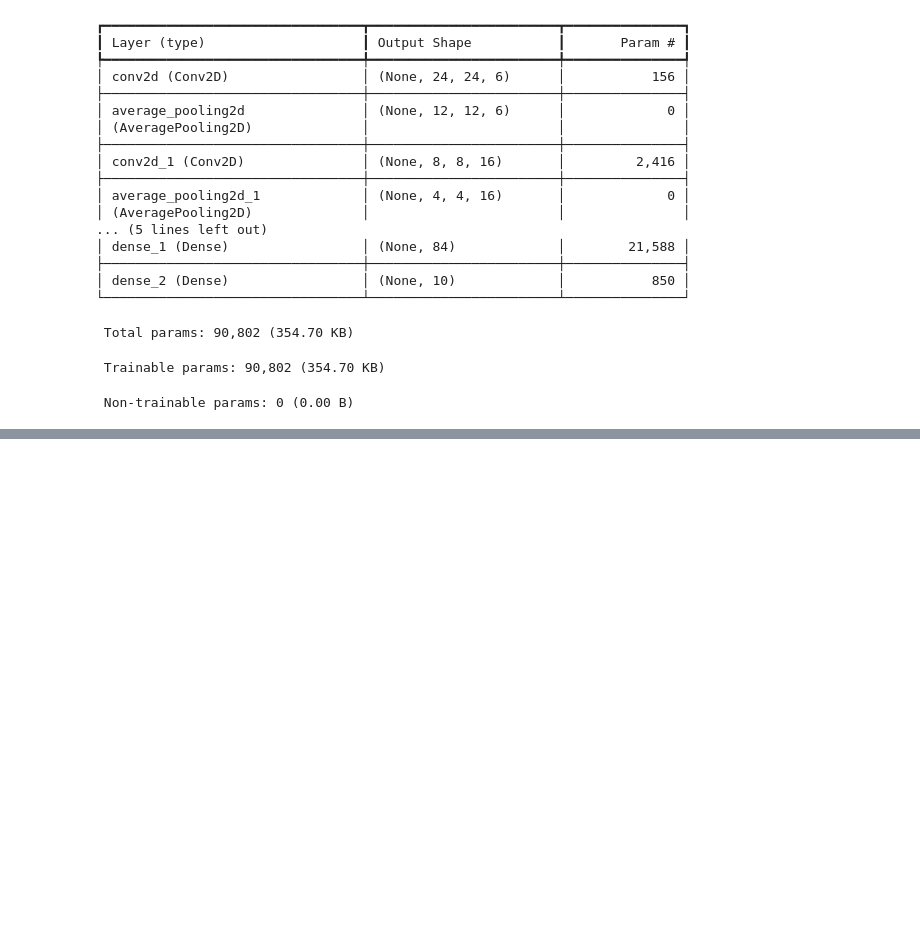
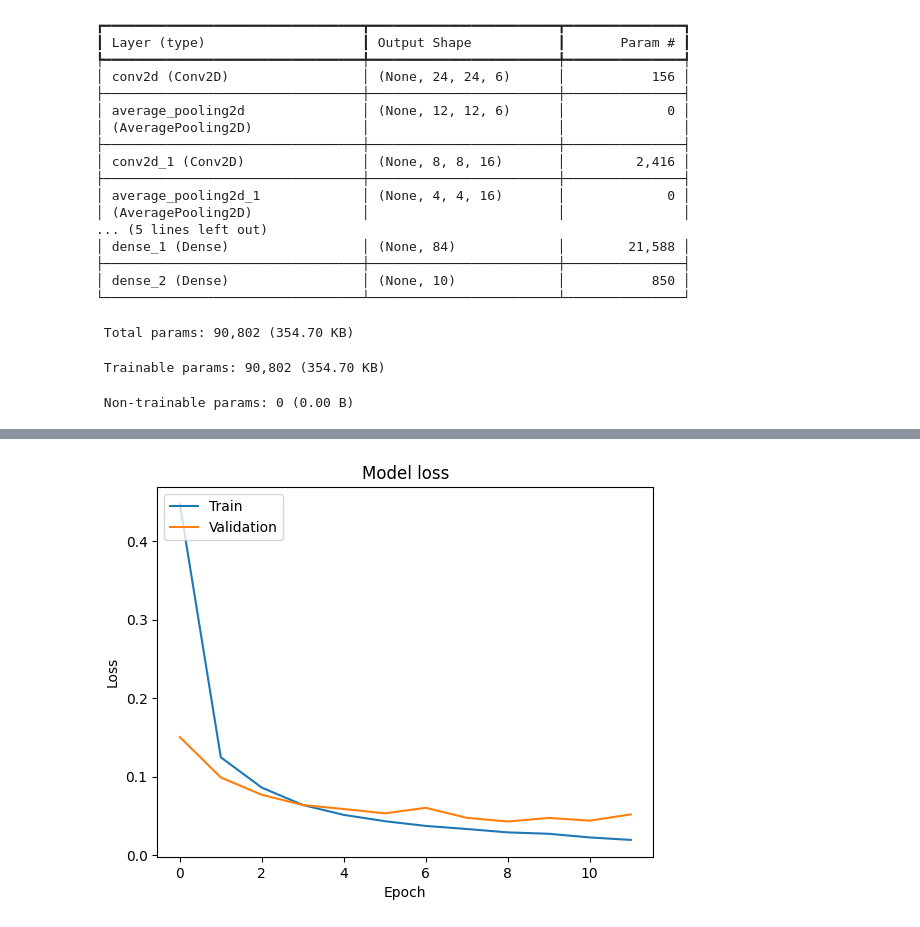
Before and after one commit to dushbar/LeNet-5, a Jupyter notebook: LeNet.ipynb, the cells around one changed output, grey strips where cells are left out. Saved outputs shown, nothing was run; the diff lists cells and outputs as text; code cells hidden in the pictures; blank space fills up the shorter version.

```diff
--- a/LeNet.ipynb
+++ b/LeNet.ipynb
@@ -124,0 +128,14 @@ plt.show()
+# %%
+model = Sequential()
+model.add(Conv2D(6, kernel_size=(5,5),padding='valid',activation='relu',input_shape=(28,28,1)))
+model.add(AveragePooling2D(pool_size=(2,2),padding='valid',strides=2))
+
+model.add(Conv2D(16,kernel_size=(5,5), activation='relu',padding='valid'))
+model.add(AveragePooling2D(pool_size=(2,2),strides=2,padding='valid'))
+
+model.add(Flatten())
+
+model.add(Dense(256, activation='relu'))
+model.add(Dense(84, activation='relu'))
+
+model.add(Dense(10, activation='softmax'))
@@ -124,0 +166,6 @@ plt.show()
+# %%
+model.compile(optimizer=Adam(), loss='sparse_categorical_crossentropy', metrics=['accuracy'])
+# %%
+from keras.callbacks import EarlyStopping
+early_stopping = EarlyStopping(monitor='val_loss', patience=3)
+history = model.fit(X_train, y_train, epochs=100, batch_size=128, validation_split=0.2, callbacks=[early_stopping])
@@ -124,0 +195,12 @@ plt.show()
+# %%
+# plot the training loss and accuracy
+import matplotlib.pyplot as plt
+plt.plot(history.history['loss'])
+plt.plot(history.history['val_loss'])
+plt.title('Model loss')
+plt.ylabel('Loss')
+plt.xlabel('Epoch')
+plt.legend(['Train', 'Validation'], loc='upper left')
+plt.show()
+# %% [output]
+[figure, added]
```
Also changed, not shown: parts of 10 cells of this notebook.
